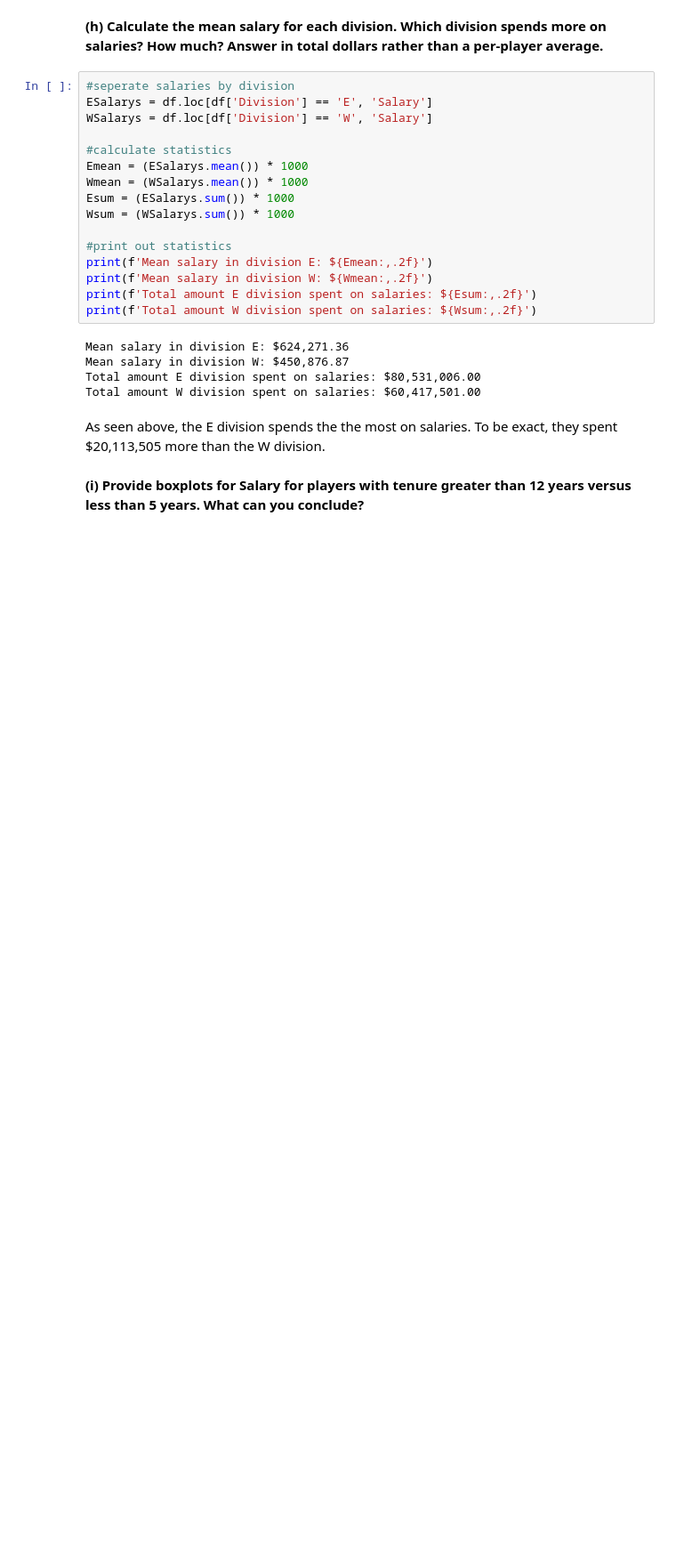
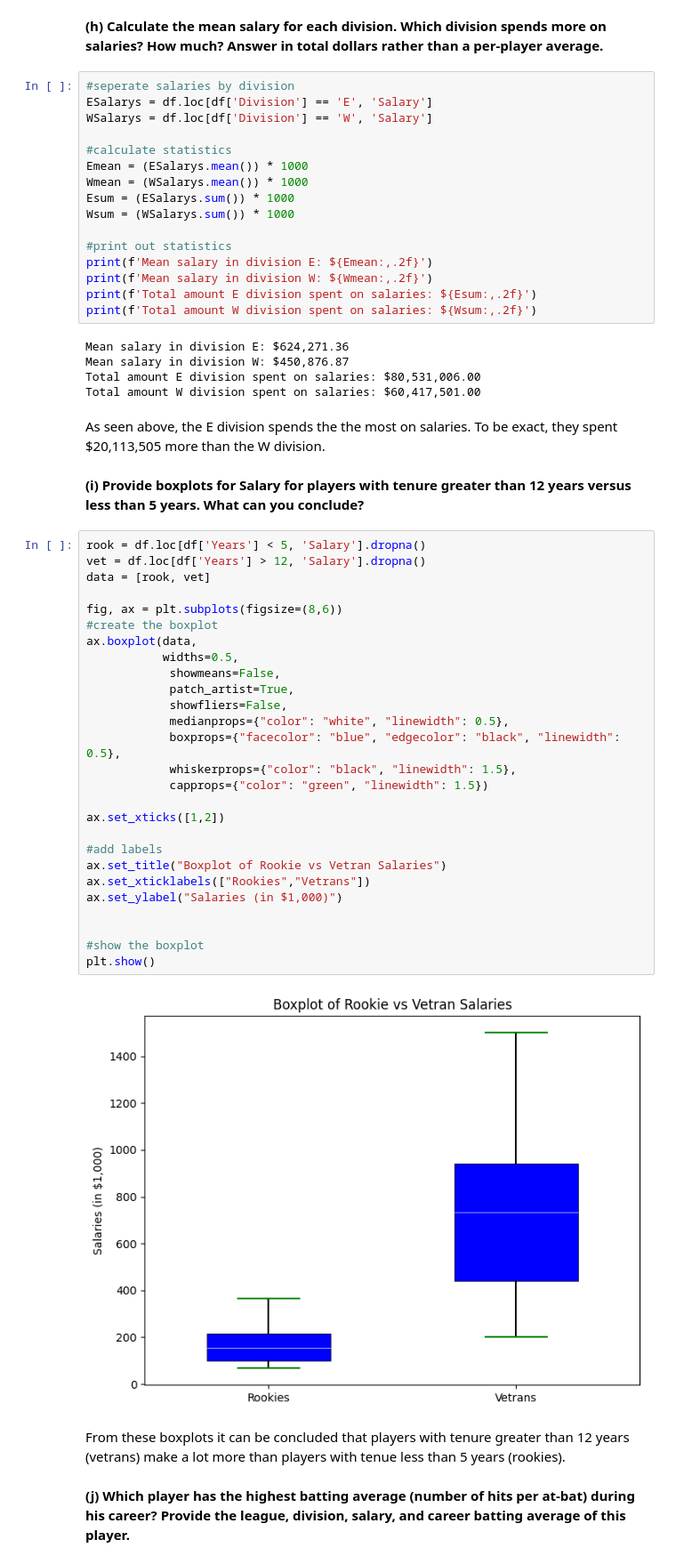
Before and after one commit to rachellecloutier/code_2600, a Jupyter notebook: homework1.ipynb, the cells around one changed output. Shown: that part at 89% size. Cells and saved outputs as stored; diff of their text form; blank space fills up the shorter version.

```diff
--- a/homework1.ipynb
+++ b/homework1.ipynb
@@ -233,3 +233,36 @@ Total amount W division spent on salaries: $60,417,501.00
 As seen above, the E division spends the the most on salaries. To be exact, they spent $20,113,505 more than the W division.
 # %% [markdown]
 **(i) Provide boxplots for Salary for players with tenure greater than 12 years versus less than 5 years. What can you conclude?**
+# %%
+rook = df.loc[df['Years'] < 5, 'Salary'].dropna()
+vet = df.loc[df['Years'] > 12, 'Salary'].dropna()
+data = [rook, vet]
+
+fig, ax = plt.subplots(figsize=(8,6))
+#create the boxplot
+ax.boxplot(data,
+           widths=0.5,
+            showmeans=False,
+            patch_artist=True,
+            showfliers=False,
+            medianprops={"color": "white", "linewidth": 0.5},
+            boxprops={"facecolor": "blue", "edgecolor": "black", "linewidth": 0.5},
+            whiskerprops={"color": "black", "linewidth": 1.5},
+            capprops={"color": "green", "linewidth": 1.5})
+
+ax.set_xticks([1,2])
+
+#add labels
+ax.set_title("Boxplot of Rookie vs Vetran Salaries")
+ax.set_xticklabels(["Rookies","Vetrans"])
+ax.set_ylabel("Salaries (in $1,000)")
+
+
+#show the boxplot
+plt.show()
+# %% [output]
+[figure, added]
+# %% [markdown]
+From these boxplots it can be concluded that players with tenure greater than 12 years (vetrans) make a lot more than players with tenue less than 5 years (rookies).
+# %% [markdown]
+**(j) Which player has the highest batting average (number of hits per at-bat) during his career? Provide the league, division, salary, and career batting average of this player.**
```
Also changed, not shown: parts of 16 cells of this notebook.
